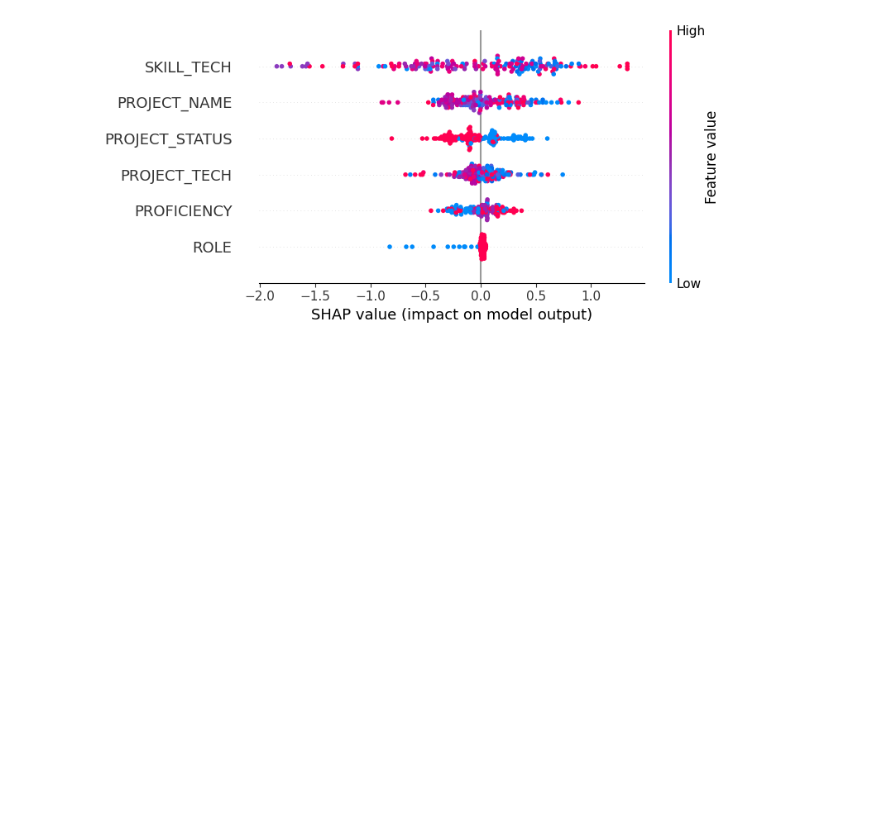
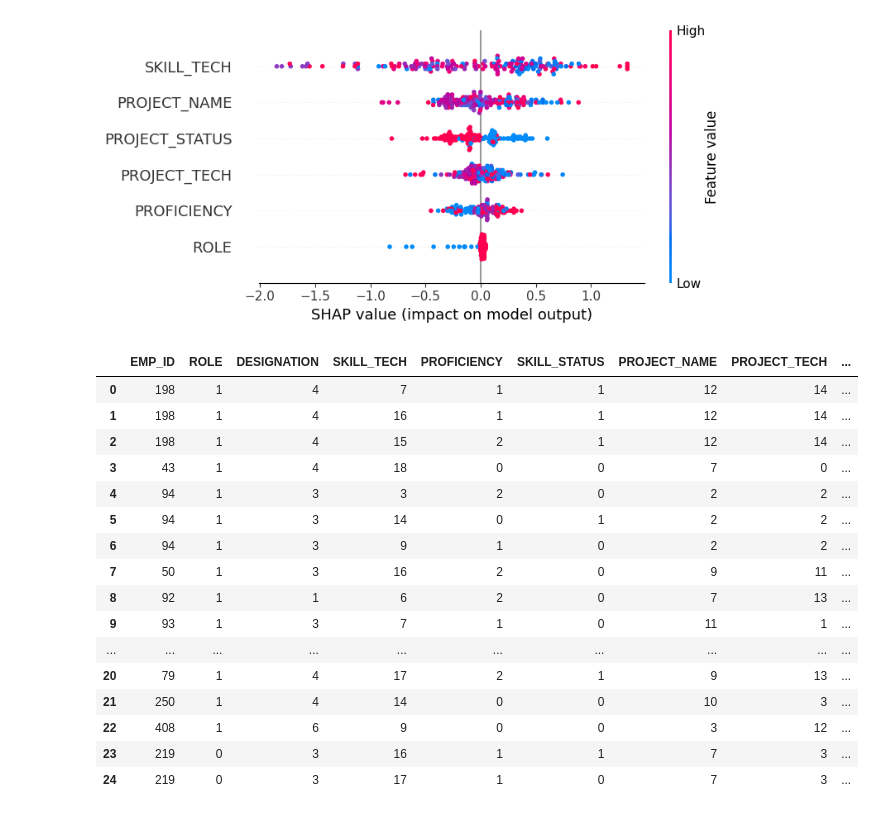
Before and after one commit to ashmithalaxmi/ProjectAA, a Jupyter notebook: SM_DataScience.ipynb, the cells around one changed output. Saved outputs shown, nothing was run; the diff lists cells and outputs as text; code cells hidden in the pictures; blank space fills up the shorter version.

```diff
--- a/SM_DataScience.ipynb
+++ b/SM_DataScience.ipynb
@@ -769,3 +787,32 @@ shap_values_gb = explainer_gb.shap_values(X_test)
 shap.summary_plot(shap_values_gb, X_test)
 # %% [output]
 [figure]
+# %%
+df['Allocation'] = 1
+
+# Apply conditions
+condition = (df['PROFICIENCY'] == 1) & (df['SKILL_STATUS'] == "Approved") | (df['PROFICIENCY'] == 2)
+grouped = df.groupby('EMP_ID')['PROJECT_NAME'].count()
+user_ids_with_projects = grouped[grouped >= 1].index
+
+# Set 'Allocation' to 1 where conditions are met
+df.loc[condition & df['EMP_ID'].isin(user_ids_with_projects), 'Allocation'] = 0
+df.head(25)
+# %% [output]
+|  | EMP_ID | ROLE | DESIGNATION | SKILL_TECH | PROFICIENCY | SKILL_STATUS | PROJECT_NAME | PROJECT_TECH | ... |
+| 0 | 198 | 1 | 4 | 7 | 1 | 1 | 12 | 14 | ... |
+| 1 | 198 | 1 | 4 | 16 | 1 | 1 | 12 | 14 | ... |
+| 2 | 198 | 1 | 4 | 15 | 2 | 1 | 12 | 14 | ... |
+| 3 | 43 | 1 | 4 | 18 | 0 | 0 | 7 | 0 | ... |
+| 4 | 94 | 1 | 3 | 3 | 2 | 0 | 2 | 2 | ... |
+| 5 | 94 | 1 | 3 | 14 | 0 | 1 | 2 | 2 | ... |
+| 6 | 94 | 1 | 3 | 9 | 1 | 0 | 2 | 2 | ... |
+| 7 | 50 | 1 | 3 | 16 | 2 | 0 | 9 | 11 | ... |
+| 8 | 92 | 1 | 1 | 6 | 2 | 0 | 7 | 13 | ... |
+| 9 | 93 | 1 | 3 | 7 | 1 | 0 | 11 | 1 | ... |
+| ... | ... | ... | ... | ... | ... | ... | ... | ... | ... |
+| 20 | 79 | 1 | 4 | 17 | 2 | 1 | 9 | 13 | ... |
+| 21 | 250 | 1 | 4 | 14 | 0 | 0 | 10 | 3 | ... |
+| 22 | 408 | 1 | 6 | 9 | 0 | 0 | 3 | 12 | ... |
+| 23 | 219 | 0 | 3 | 16 | 1 | 1 | 7 | 3 | ... |
+| 24 | 219 | 0 | 3 | 17 | 1 | 0 | 7 | 3 | ... |
```
Also changed, not shown: parts of 9 cells of this notebook, 2 other files.
